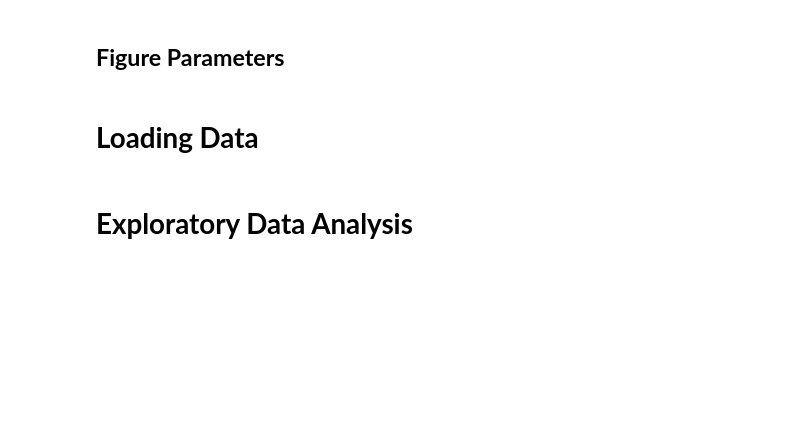
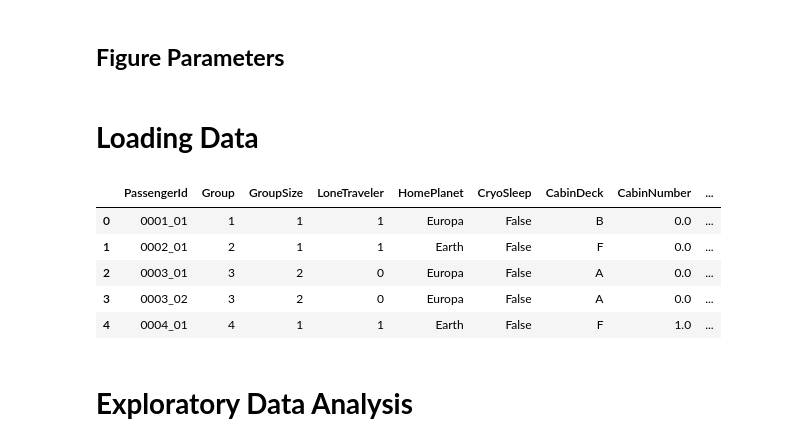
Before and after one commit to KevinNourian/Titanic, a Jupyter notebook: Notebooks/Titanic EDA 2.0.1.ipynb, the cells around one changed output. Cells and saved outputs as stored; diff of their text form; code cells hidden in the pictures; blank space fills up the shorter version.

```diff
--- a/Notebooks/Titanic EDA 2.0.1.ipynb
+++ b/Notebooks/Titanic EDA 2.0.1.ipynb
@@ -88,6 +88,15 @@ test = pd.read_csv(
 
 random_state = 101
 target = 'Transported'
+# %%
+train.head()
+# %% [output]
+|  | PassengerId | Group | GroupSize | LoneTraveler | HomePlanet | CryoSleep | CabinDeck | CabinNumber | ... |
+| 0 | 0001_01 | 1 | 1 | 1 | Europa | False | B | 0.0 | ... |
+| 1 | 0002_01 | 2 | 1 | 1 | Earth | False | F | 0.0 | ... |
+| 2 | 0003_01 | 3 | 2 | 0 | Europa | False | A | 0.0 | ... |
+| 3 | 0003_02 | 3 | 2 | 0 | Europa | False | A | 0.0 | ... |
+| 4 | 0004_01 | 4 | 1 | 1 | Earth | False | F | 1.0 | ... |
 # %%
 transported_true = train[train['Transported'] == True]
 transported_false = train[train['Transported'] == False]
```
Also changed, not shown: parts of 9 cells of this notebook, 1 other file.
